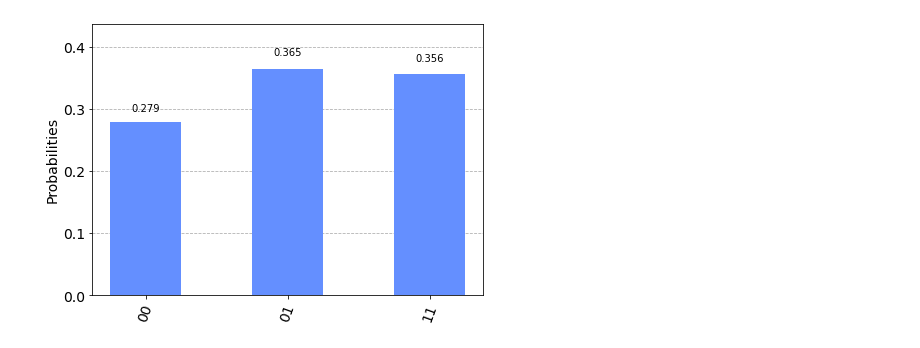
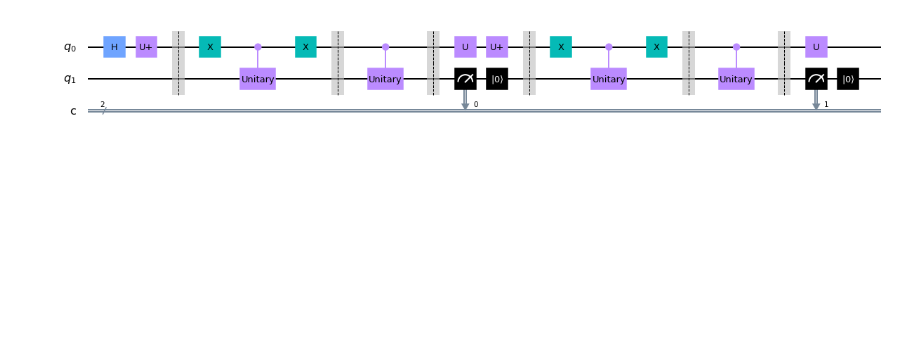
Before and after one commit to Podmenato/Noise-suppresion-in-current-quantum-computers-master-thesis, a Jupyter notebook: src/testingNotebook.ipynb, the cells around one changed output. Saved outputs shown, nothing was run; the diff lists cells and outputs as text; code cells hidden in the pictures; blank space fills up the shorter version.

Commit message:
Adding the fix to luder measurement and taking methods out of the SequentialPOVMMeasurement.py class into utilities.py

```diff
--- a/src/testingNotebook.ipynb
+++ b/src/testingNotebook.ipynb
@@ -79,62 +91,45 @@ plot_histogram(job_3.result().get_counts(), title=circuits[2][1])
 # %%
-from scipy.linalg import fractional_matrix_power
-import copy
-
-def measurement_change(b: np.array, effect: np.array):
-    b_pinv = np.linalg.pinv(fractional_matrix_power(b, 0.5))
-    return np.matmul(np.matmul(b_pinv, effect), b_pinv)
-
-# povm_effects = [
-#     np.array([[1/2, 1/2],
-#               [1/2, 1/2]]),
-#     np.array([[1/2, -1/2],
-#               [-1/2, 1/2]]),
-#     np.array([[1/2, 0+(-1j/2)],
-#               [0+(1j/2), 1/2]]),
-#     np.array([[1/2, 0+(1j/2)],
-#               [0+(-1j/2), 1/2]]),
-#     np.array([[1, 0],
-#               [0, 0]]),
-#     np.array([[0, 0],
-#               [0, 1]])
-# ]
-
-povm_effects = [
-    np.array([[1/4, 1/4],
-              [1/4, 1/4]]),
-    np.array([[1/4, -1/4],
-              [-1/4, 1/4]]),
-    np.array([[1/4, 0+(-1j/4)],
-              [0+(1j/4), 1/4]]),
-    np.array([[1/4, 0+(1j/4)],
-              [0+(-1j/4), 1/4]]),
-    np.array([[1/2, 0],
+from utilities import measurement_change, luder_measurement
+povm_basic = [
+    np.array([[1/2, 1/2],
+              [1/2, 1/2]]),
+    np.array([[1/2, -1/2],
+              [-1/2, 1/2]]),
+    np.array([[1/2, 0+(-1j/2)],
+              [0+(1j/2), 1/2]]),
+    np.array([[1/2, 0+(1j/2)],
+              [0+(-1j/2), 1/2]]),
+    np.array([[1, 0],
               [0, 0]]),
     np.array([[0, 0],
-              [0, 1/2]])
+              [0, 1]])
 ]
 
-# state = QuantumCircuit(2, 1)
+effects = [0, 4, 1, 5]
+n = len(effects)
+
+povm_effects = [2 * povm_basic[j] / n for j in effects]
+
 state = QuantumCircuit(2, 2)
 state.h(0)
 
-b1 = povm_effects[0]+povm_effects[5]
-b2 = povm_effects[1]+povm_effects[4]
+b1 = povm_effects[0] + povm_effects[1]
+b2 = povm_effects[2] + povm_effects[3]
 a1 = measurement_change(b1, povm_effects[0])
-a2 = measurement_change(b1, povm_effects[5])
-a3 = measurement_change(b2, povm_effects[1])
-a4 = measurement_change(b2, povm_effects[4])
-print(a1)
-print(a2)
-print(a3)
-print(a4)
+a2 = measurement_change(b1, povm_effects[1])
+a3 = measurement_change(b2, povm_effects[2])
+a4 = measurement_change(b2, povm_effects[3])
+print(f"B1 = {b1}")
+print(f"B2 = {b2}")
+print(f"A1 = {a1}")
+print(f"A2 = {a2}")
+print(f"A3 = {a3}")
+print(f"A4 = {a4}")
 
+testing_luder = state.compose(luder_measurement(b1, 1, 2, measuring_clbit=0, measure=True), qubits=[0, 1])
+testing_luder = testing_luder.compose(luder_measurement(a1, 1, 2, measuring_clbit=1, measure=True), qubits=[0, 1])
 
-# testing_luder = state + seq.luder_measurement(povm_effects[2], 1, 1)
-# testing_luder = state + seq.luder_measurement(b1, 1, 2) + seq.luder_measurement(a1, 1, 2)
-testing_luder = state + seq.luder_measurement(b2, 1, 2, measuring_clbit=0) + seq.luder_measurement(a4, 1, 2, measuring_clbit=1)
-
-testing_luder.draw('mpl')
 job_1 = qiskit.execute(testing_luder, qasm, shots=1000)
 plot_histogram(job_1.result().get_counts())
+testing_luder.draw(output="mpl")
 # %% [output]
@@ -149 +153 @@ plot_histogram(job_1.result().get_counts())
-[figure, old version]
+[figure, new version]
```
Also changed, not shown: parts of 3 cells of this notebook, 2 other files.
